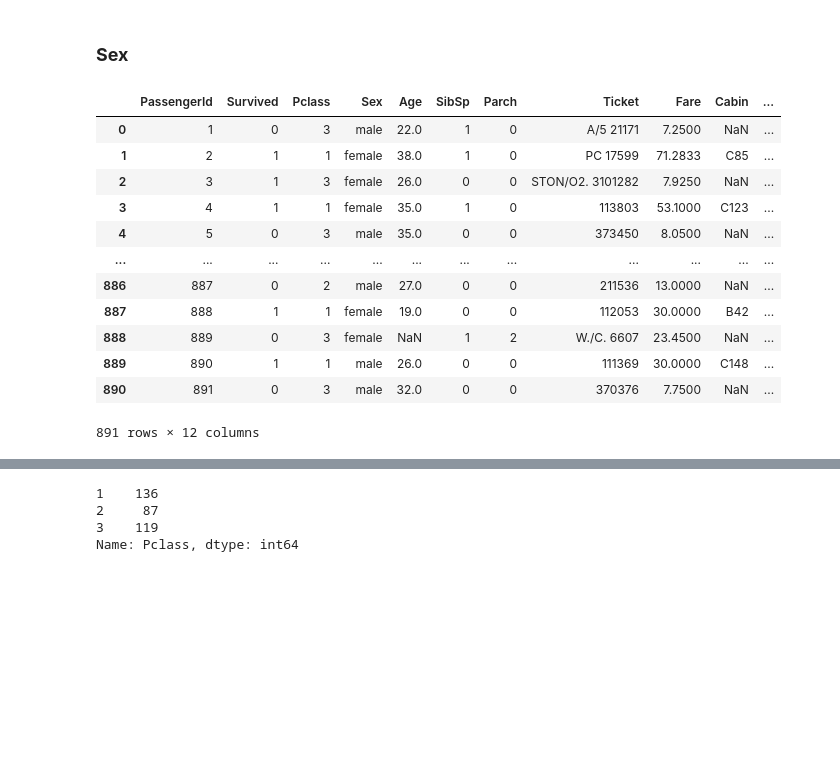
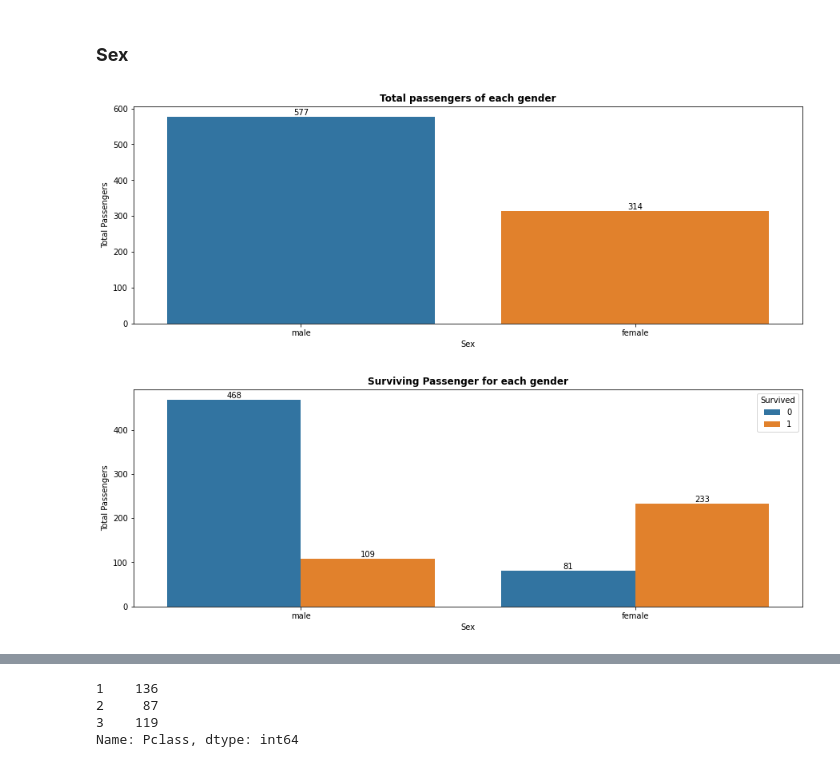
Before and after one commit to Neelam-Singhal/ClassificationProblem, a Jupyter notebook: titanic.ipynb, the cells around one changed output, grey strips where cells are left out. Drawn from its saved outputs; the diff is of its cells as text; code cells hidden in the pictures; blank space fills up the shorter version.

```diff
--- a/titanic.ipynb
+++ b/titanic.ipynb
@@ -182,19 +182,20 @@ y.bar_label(y.containers[1]);
 [figure]
 # %% [markdown]
 ### <b>Sex</b>
-# %%
-train
-# %% [output]
-|  | PassengerId | Survived | Pclass | Sex | Age | SibSp | Parch | Ticket | Fare | Cabin | ... |
-| 0 | 1 | 0 | 3 | male | 22.0 | 1 | 0 | A/5 21171 | 7.2500 | NaN | ... |
-| 1 | 2 | 1 | 1 | female | 38.0 | 1 | 0 | PC 17599 | 71.2833 | C85 | ... |
-| 2 | 3 | 1 | 3 | female | 26.0 | 0 | 0 | STON/O2. 3101282 | 7.9250 | NaN | ... |
-| 3 | 4 | 1 | 1 | female | 35.0 | 1 | 0 | 113803 | 53.1000 | C123 | ... |
-| 4 | 5 | 0 | 3 | male | 35.0 | 0 | 0 | 373450 | 8.0500 | NaN | ... |
-| ... | ... | ... | ... | ... | ... | ... | ... | ... | ... | ... | ... |
-| 886 | 887 | 0 | 2 | male | 27.0 | 0 | 0 | 211536 | 13.0000 | NaN | ... |
-| 887 | 888 | 1 | 1 | female | 19.0 | 0 | 0 | 112053 | 30.0000 | B42 | ... |
-| 888 | 889 | 0 | 3 | female | NaN | 1 | 2 | W./C. 6607 | 23.4500 | NaN | ... |
-| 889 | 890 | 1 | 1 | male | 26.0 | 0 | 0 | 111369 | 30.0000 | C148 | ... |
-| 890 | 891 | 0 | 3 | male | 32.0 | 0 | 0 | 370376 | 7.7500 | NaN | ... |
-891 rows × 12 columns
+# %%
+plt.figure(figsize = (15, 5))
+plt.title('Total passengers of each gender', fontweight="bold")
+y = sns.countplot(x='Sex', data=train)
+plt.ylabel('Total Passengers')
+y.bar_label(y.containers[0]);
+# %% [output]
+[figure, added]
+# %%
+plt.figure(figsize = (15, 5))
+plt.title('Surviving Passenger for each gender', fontweight="bold")
+y = sns.countplot(x='Sex', hue='Survived', data=train)
+plt.ylabel('Total Passengers')
+y.bar_label(y.containers[0])
+y.bar_label(y.containers[1]);
+# %% [output]
+[figure, added]
```
Also changed, not shown: parts of 2 cells of this notebook.
